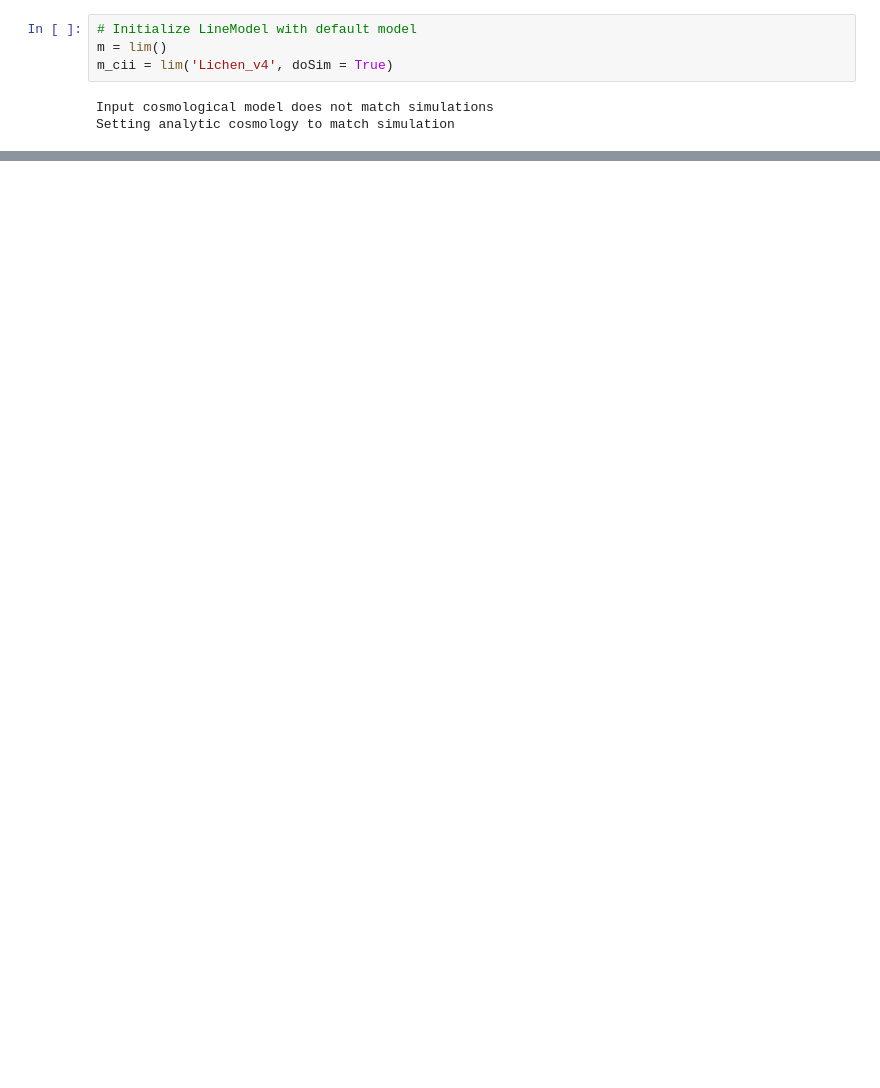
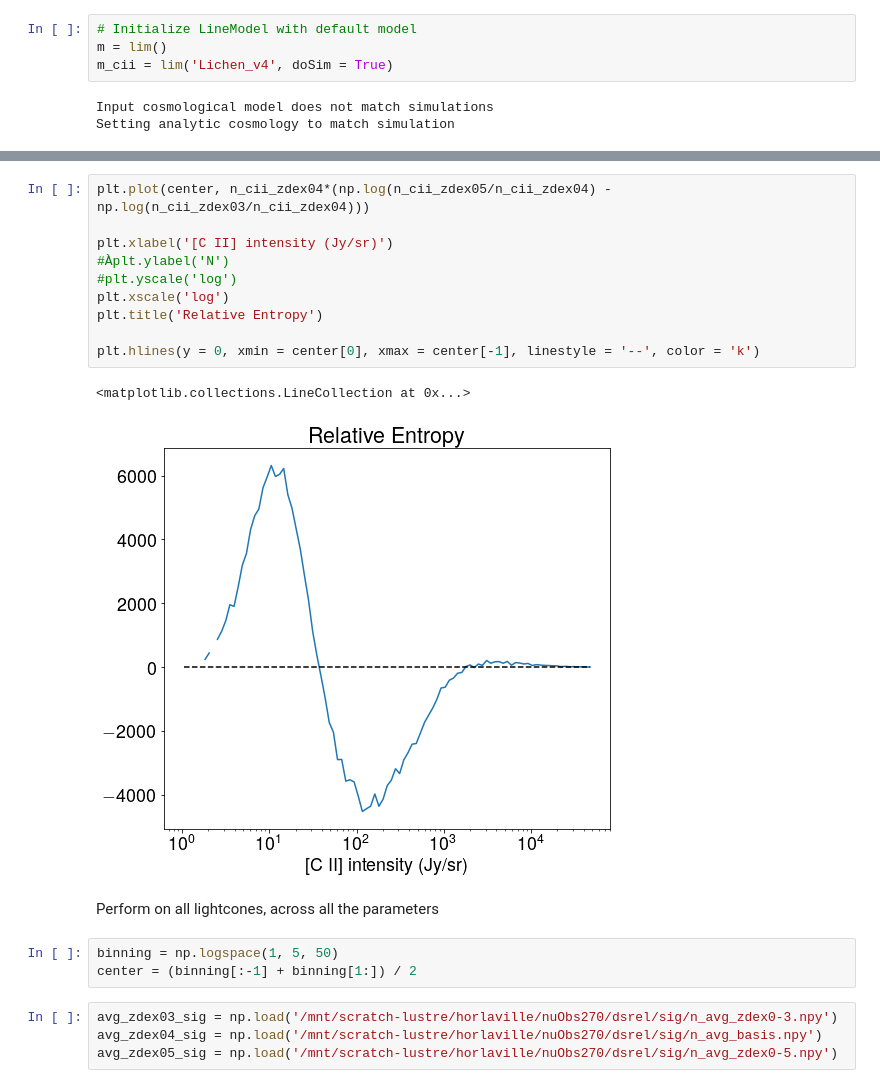
Before and after one commit to PatrickHorlaville/CITA_LIM, a Jupyter notebook: readmes/dsrel_readme.ipynb, the cells around one changed output, grey strips where cells are left out. Cells and saved outputs as stored; diff of their text form; blank space fills up the shorter version.

```diff
--- a/readmes/dsrel_readme.ipynb
+++ b/readmes/dsrel_readme.ipynb
@@ -141,0 +169,22 @@ m_cii.update(model_par = {'zdex': 0.4,
+# %%
+plt.plot(center, n_cii_zdex04*(np.log(n_cii_zdex05/n_cii_zdex04) - np.log(n_cii_zdex03/n_cii_zdex04)))
+
+plt.xlabel('[C II] intensity (Jy/sr)')
+#Àplt.ylabel('N')
+#plt.yscale('log')
+plt.xscale('log')
+plt.title('Relative Entropy')
+
+plt.hlines(y = 0, xmin = center[0], xmax = center[-1], linestyle = '--', color = 'k')
+# %% [output]
+<matplotlib.collections.LineCollection at 0x...>
+[figure, added]
+# %% [markdown]
+Perform on all lightcones, across all the parameters
+# %%
+binning = np.logspace(1, 5, 50)
+center = (binning[:-1] + binning[1:]) / 2
+# %%
+avg_zdex03_sig = np.load('/mnt/scratch-lustre/horlaville/nuObs270/dsrel/sig/n_avg_zdex0-3.npy')
+avg_zdex04_sig = np.load('/mnt/scratch-lustre/horlaville/nuObs270/dsrel/sig/n_avg_basis.npy')
+avg_zdex05_sig = np.load('/mnt/scratch-lustre/horlaville/nuObs270/dsrel/sig/n_avg_zdex0-5.npy')
```
Also changed, not shown: parts of 27 cells of this notebook, 5 other files.
